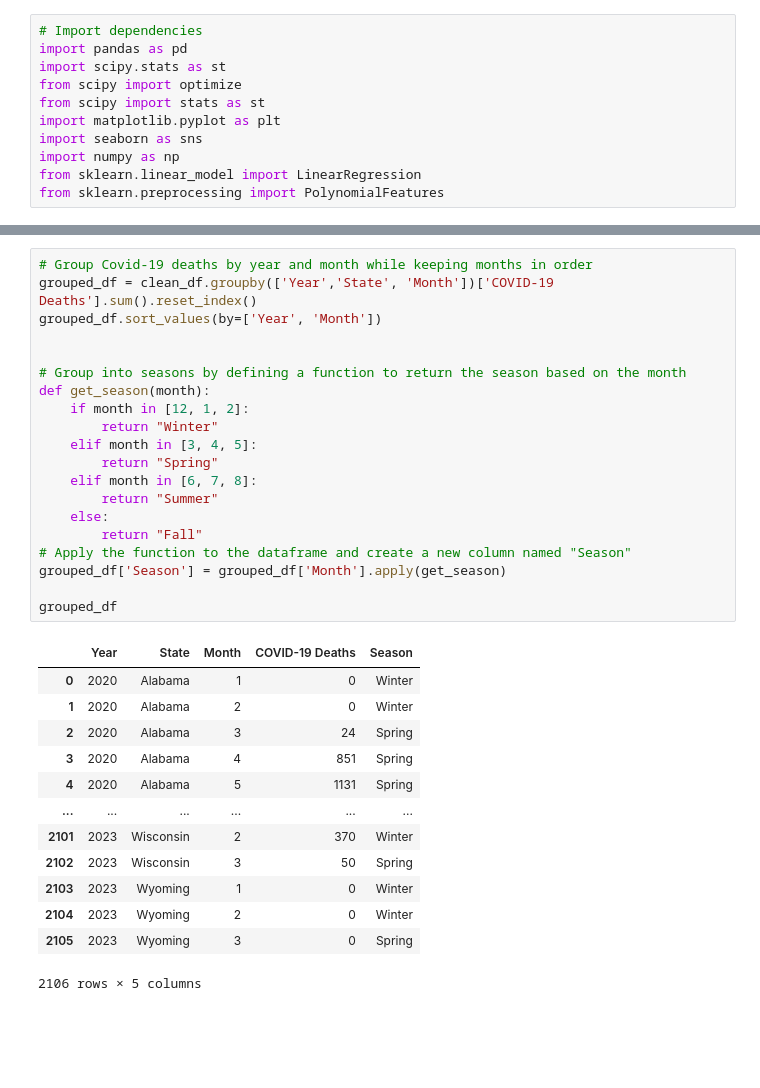
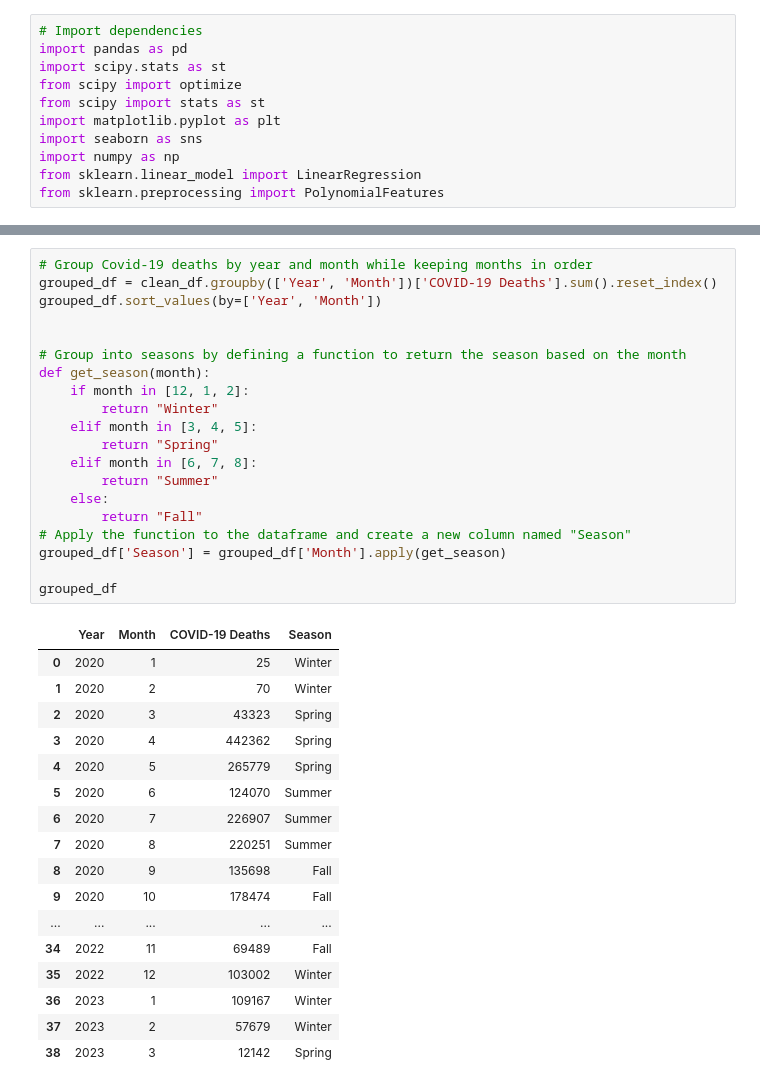
Before and after one commit to willbang548/Group_1, a Jupyter notebook: main.ipynb, the cells around one changed output, grey strips where cells are left out. Saved outputs shown, nothing was run; the diff lists cells and outputs as text; blank space fills up the shorter version.

```diff
--- a/main.ipynb
+++ b/main.ipynb
@@ -40,36 +40,40 @@ clean_df.head()
 | 62104 | By Month | 2020 | 5 | United States | Respiratory diseases | Influenza and pneumonia | 0-24 | 19 |
 # %%
 # Group Covid-19 deaths by year and month while keeping months in order
-grouped_df = clean_df.groupby(['Year','State', 'Month'])['COVID-19 Deaths'].sum().reset_index()
+grouped_df = clean_df.groupby(['Year', 'Month'])['COVID-19 Deaths'].sum().reset_index()
 grouped_df.sort_values(by=['Year', 'Month'])
 
 
 # Group into seasons by defining a function to return the season based on the month
 def get_season(month):
     if month in [12, 1, 2]:
         return "Winter"
     elif month in [3, 4, 5]:
         return "Spring"
     elif month in [6, 7, 8]:
         return "Summer"
     else:
         return "Fall"
 # Apply the function to the dataframe and create a new column named "Season"
 grouped_df['Season'] = grouped_df['Month'].apply(get_season)
 
 grouped_df
 # %% [output]
-|  | Year | State | Month | COVID-19 Deaths | Season |
-| 0 | 2020 | Alabama | 1 | 0 | Winter |
-| 1 | 2020 | Alabama | 2 | 0 | Winter |
-| 2 | 2020 | Alabama | 3 | 24 | Spring |
-| 3 | 2020 | Alabama | 4 | 851 | Spring |
-| 4 | 2020 | Alabama | 5 | 1131 | Spring |
-| ... | ... | ... | ... | ... | ... |
-| 2101 | 2023 | Wisconsin | 2 | 370 | Winter |
-| 2102 | 2023 | Wisconsin | 3 | 50 | Spring |
-| 2103 | 2023 | Wyoming | 1 | 0 | Winter |
-| 2104 | 2023 | Wyoming | 2 | 0 | Winter |
-| 2105 | 2023 | Wyoming | 3 | 0 | Spring |
+|  | Year | Month | COVID-19 Deaths | Season |
+| 0 | 2020 | 1 | 25 | Winter |
+| 1 | 2020 | 2 | 70 | Winter |
+| 2 | 2020 | 3 | 43323 | Spring |
+| 3 | 2020 | 4 | 442362 | Spring |
+| 4 | 2020 | 5 | 265779 | Spring |
+| 5 | 2020 | 6 | 124070 | Summer |
+| 6 | 2020 | 7 | 226907 | Summer |
+| 7 | 2020 | 8 | 220251 | Summer |
+| 8 | 2020 | 9 | 135698 | Fall |
+| 9 | 2020 | 10 | 178474 | Fall |
+| ... | ... | ... | ... | ... |
+| 34 | 2022 | 11 | 69489 | Fall |
+| 35 | 2022 | 12 | 103002 | Winter |
+| 36 | 2023 | 1 | 109167 | Winter |
+| 37 | 2023 | 2 | 57679 | Winter |
+| 38 | 2023 | 3 | 12142 | Spring |
-2106 rows × 5 columns
 # %%
```
Also changed, not shown: parts of 9 cells of this notebook.
